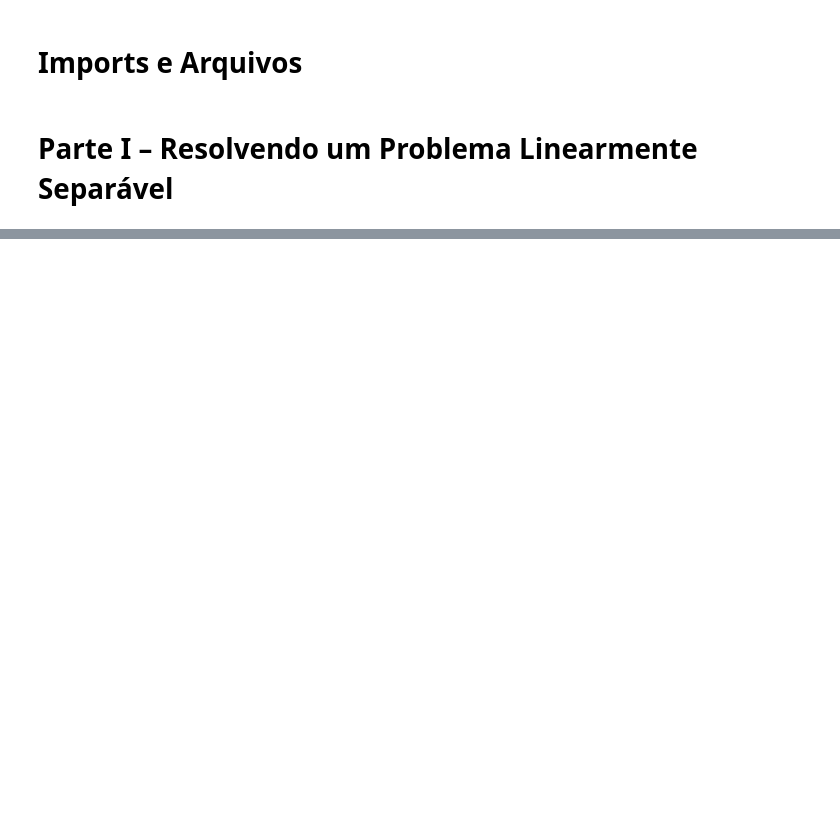
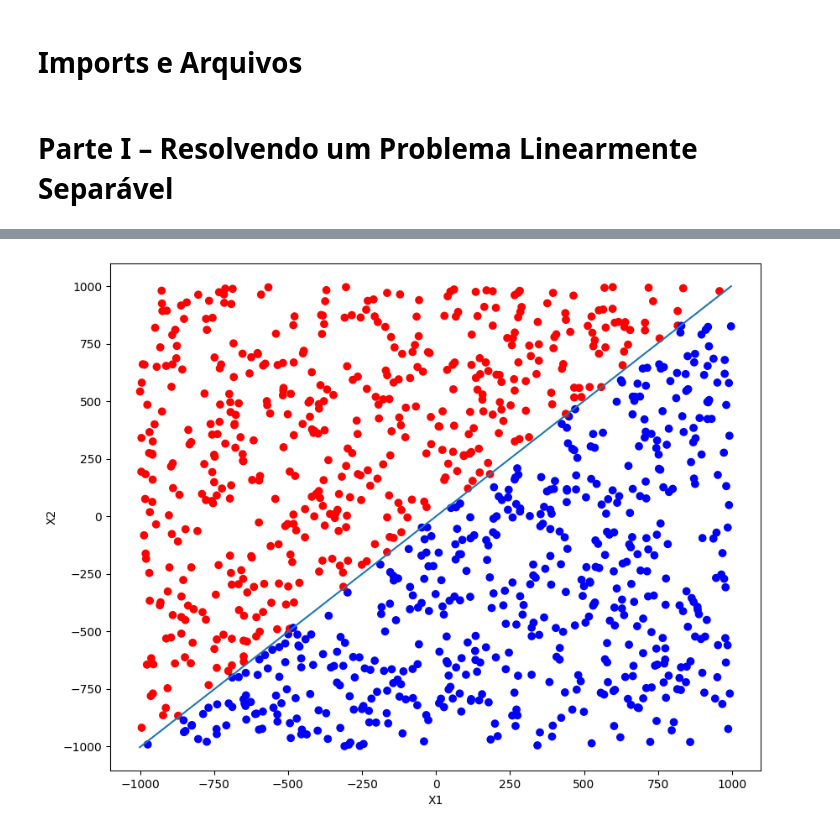
Before and after one commit to Alejandro-RL/RNA-Atividade-2.1, a Jupyter notebook: Partes do Trabalho/RNA_Atividade_2_1__Parte_1.ipynb, the cells around one changed output, grey strips where cells are left out. Cells and saved outputs as stored; diff of their text form; code cells hidden in the pictures; blank space fills up the shorter version.

```diff
--- a/Partes do Trabalho/RNA_Atividade_2_1__Parte_1.ipynb
+++ b/Partes do Trabalho/RNA_Atividade_2_1__Parte_1.ipynb
@@ -46,5 +47,3 @@ array_all = array_all.reshape(len(array_all)//colunas, colunas)
-# %%
-exemplos = np.array([[2,2,1],[4,4,0]])
 # %%
 class Neuronio:
   #As variáveis do neurônio
@@ -183,0 +265,4 @@ Pesos:
+# %%
+Teste1.grafico()
+# %% [output]
+[figure, added]
```
Also changed, not shown: parts of 4 cells of this notebook.
